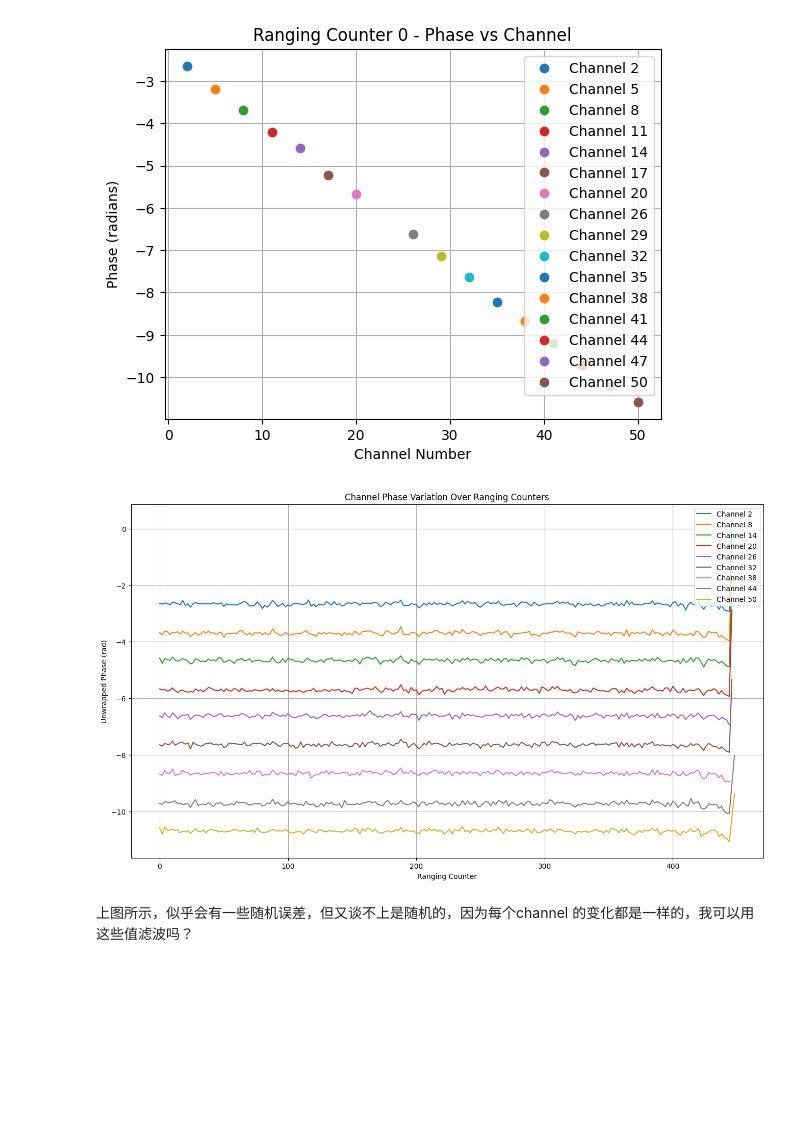
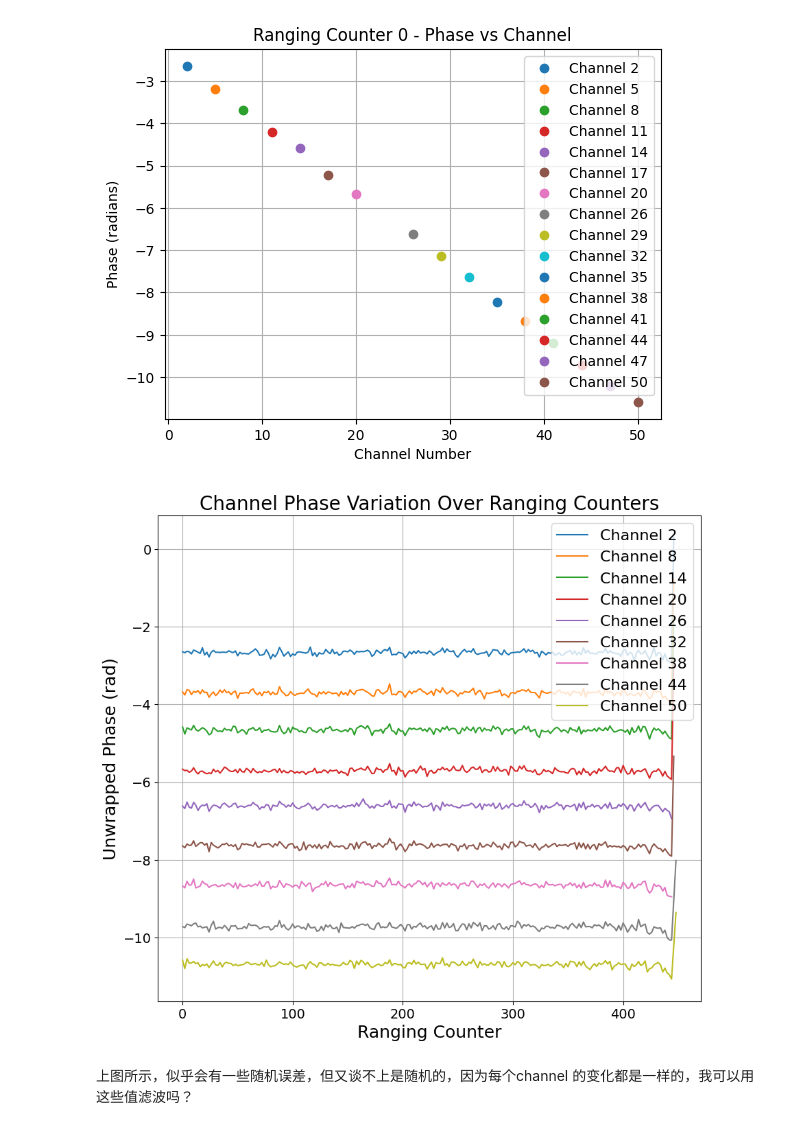
Before and after one commit to cwdao/ble6.cs.scripts, a Jupyter notebook: cs.ch.phase.test.ipynb, the cells around one changed output. Cells and saved outputs as stored; diff of their text form; code cells hidden in the pictures; blank space fills up the shorter version.

```diff
--- a/cs.ch.phase.test.ipynb
+++ b/cs.ch.phase.test.ipynb
@@ -152,7 +154,19 @@ def calculate_channel_averages(parsed_data):
 
 # 绘制信道变化曲线的函数
 def plot_channel_variation(channel_averages, channels_to_plot):
-    plt.figure(figsize=(16, 9))
+
+    cm=1/2.54  # cm to inch
+    pt = 1/72.27  # point to inch
+    linewidth = 246*pt
+    textwidth = 506*pt  # 0.5 cm in points
+    axis_label_size = 18   # 坐标轴标签字体
+    title_size = 20        # 图标题字体
+    legend_size = 16       # 图例字体
+    tick_size = 14         # 坐标轴刻度字体
+    scale_size = 3 #缩放倍数
+    spine_width = 2 # 边框宽度
+
+    plt.figure(figsize=(scale_size*linewidth, scale_size* 0.9 *linewidth))
 
     for channel in channels_to_plot:
         if channel in channel_averages:
@@ -164,12 +178,14 @@ def plot_channel_variation(channel_averages, channels_to_plot):
             print(f"Channel {channel} not found in the data.")
 
 
-    plt.xlabel("Ranging Counter")
-    plt.ylabel("Unwrapped Phase (rad)")
-    plt.title("Channel Phase Variation Over Ranging Counters")
-    plt.legend()
+    plt.xlabel("Ranging Counter", fontsize=axis_label_size)
+    plt.ylabel("Unwrapped Phase (rad)", fontsize=axis_label_size)
+    plt.xticks(fontsize=tick_size)
+    plt.yticks(fontsize=tick_size)
+    plt.title("Channel Phase Variation Over Ranging Counters", fontsize=title_size)
+    plt.legend(fontsize=legend_size, loc='upper right')
     plt.grid()
-    plt.savefig(f"./poster.fig/channel_variation_{base_name}.svg", dpi=300)  # 保存图像
+    plt.savefig(f"./poster.fig/channel_variation_sigle_{base_name}.svg", dpi=300)  # 保存图像
     plt.show()
 
 
@@ -177,6 +193,17 @@ def plot_channel_phase_diff(channel_averages, channels_to_plot):
     """
     画相邻信道的相位差随Ranging Counter的变化曲线。
     """
+    cm=1/2.54  # cm to inch
+    pt = 1/72.27  # point to inch
+    linewidth = 246*pt
+    textwidth = 506*pt  # 0.5 cm in points
+    axis_label_size = 18   # 坐标轴标签字体
+    title_size = 20        # 图标题字体
+    legend_size = 16       # 图例字体
+    tick_size = 14         # 坐标轴刻度字体
+    scale_size = 3 #缩放倍数
+    spine_width = 2 # 边框宽度
+
     plt.figure(figsize=(10, 8))
     for i in range(1, len(channels_to_plot)):
         ch1 = channels_to_plot[i-1]
@@ -189,34 +216,34 @@ def plot_channel_phase_diff(channel_averages, channels_to_plot):
             shared_counters = sorted(set(data1.keys()) & set(data2.keys()))
             phase_diffs = [data2[cnt] - data1[cnt] for cnt in shared_counters]
             plt.plot(shared_counters, phase_diffs, label=f"Ch{ch2}-Ch{ch1}")
         else:
             print(f"Channel {ch1} or {ch2} not found in data.")
 
     plt.xlabel("Ranging Counter")
     plt.ylabel("Phase Difference (radians)")
     plt.title("Adjacent Channel Phase Difference Over Ranging Counters")
     plt.legend()
     plt.grid()
     plt.show()
 
 
     # 计算每个信道的平均相位值以去除共模噪声，再进行后续计算
 # denoised_data = remove_common_mode(parsed_data)
 # channel_averages = calculate_channel_averages(denoised_data)
 # 计算每个信道的平均相位值
 channel_averages = calculate_channel_averages(parsed_data)
 channel_averages_2 = calculate_channel_averages(parsed_data_2)
 
 # 指定要绘制的信道
 # channels_to_plot = [2, 10, 20, 30, 40, 50, 60, 70, 76]  # 你可以修改为需要展示的信道
 # channels_to_plot = [2,  5,  8,  11, 14, 17, 20, 23, 26, 29, 32,35, 38, 41, 44, 47, 50]  # 你可以修改为需要展示的信道
 channels_to_plot = [2,   8,   14,  20,  26,  32, 38,  44,  50]  # 展示的信道pcd.itv.4.cable
 # channels_to_plot = [2,   50]  # 展示的信道far.long.test
 
 plot_channel_variation(channel_averages, channels_to_plot)
 # plot_channel_phase_diff(channel_averages, channels_to_plot)
 # %% [output]
-[figure, old version]
+[figure, new version]
 # %% [markdown]
 
 上图所示，似乎会有一些随机误差，但又谈不上是随机的，因为每个channel 的变化都是一样的，我可以用这些值滤波吗？
```
Also changed, not shown: parts of 6 cells of this notebook, 14 other files.
